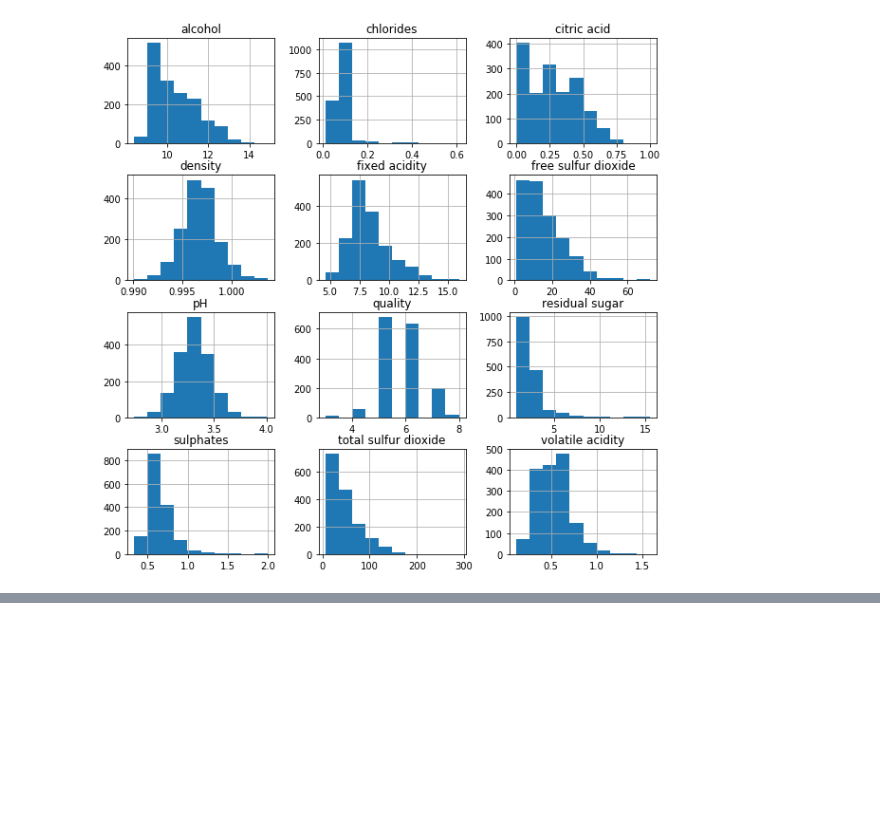
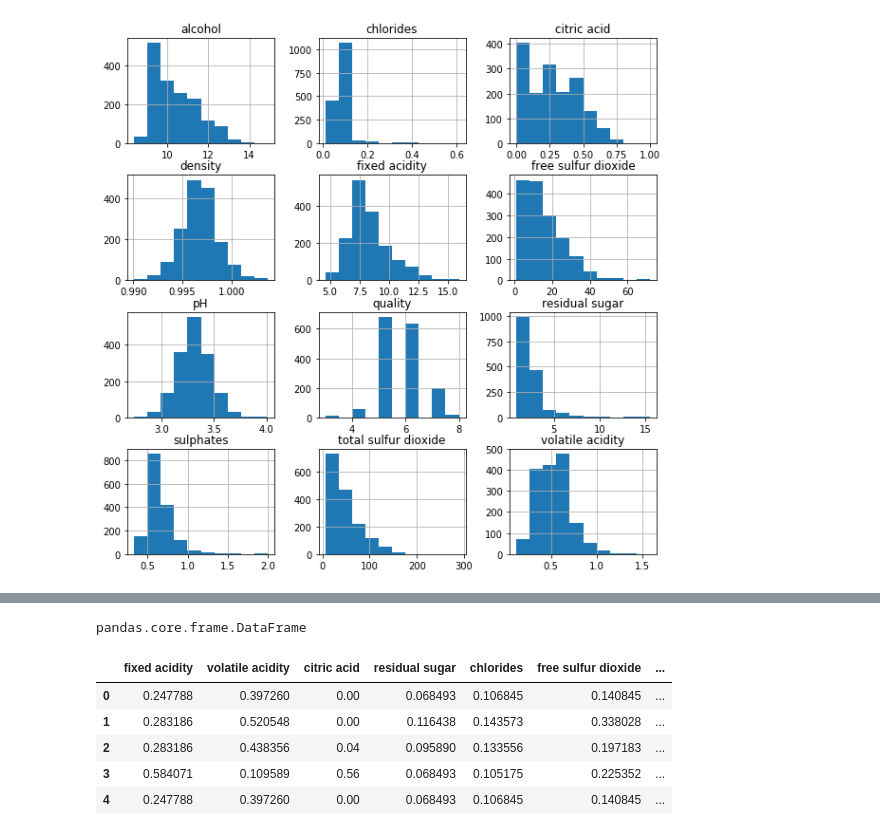
Before and after one commit to debajyoti94/linearRegression, a Jupyter notebook: notebooks/EDA_wine_quality.ipynb, the cells around one changed output, grey strips where cells are left out. Cells and saved outputs as stored; diff of their text form; code cells hidden in the pictures; blank space fills up the shorter version.

```diff
--- a/notebooks/EDA_wine_quality.ipynb
+++ b/notebooks/EDA_wine_quality.ipynb
@@ -82,0 +135,14 @@ array([[<matplotlib.axes._subplots.AxesSubplot object at 0x...>,
+# %%
+wine_dataset_scaled.shape
+type(wine_dataset_scaled)
+# %% [output]
+pandas.core.frame.DataFrame
+# %%
+wine_dataset_scaled.head()
+# %% [output]
+|  | fixed acidity | volatile acidity | citric acid | residual sugar | chlorides | free sulfur dioxide | ... |
+| 0 | 0.247788 | 0.397260 | 0.00 | 0.068493 | 0.106845 | 0.140845 | ... |
+| 1 | 0.283186 | 0.520548 | 0.00 | 0.116438 | 0.143573 | 0.338028 | ... |
+| 2 | 0.283186 | 0.438356 | 0.04 | 0.095890 | 0.133556 | 0.197183 | ... |
+| 3 | 0.584071 | 0.109589 | 0.56 | 0.068493 | 0.105175 | 0.225352 | ... |
+| 4 | 0.247788 | 0.397260 | 0.00 | 0.068493 | 0.106845 | 0.140845 | ... |
```
Also changed, not shown: parts of 9 cells of this notebook.
